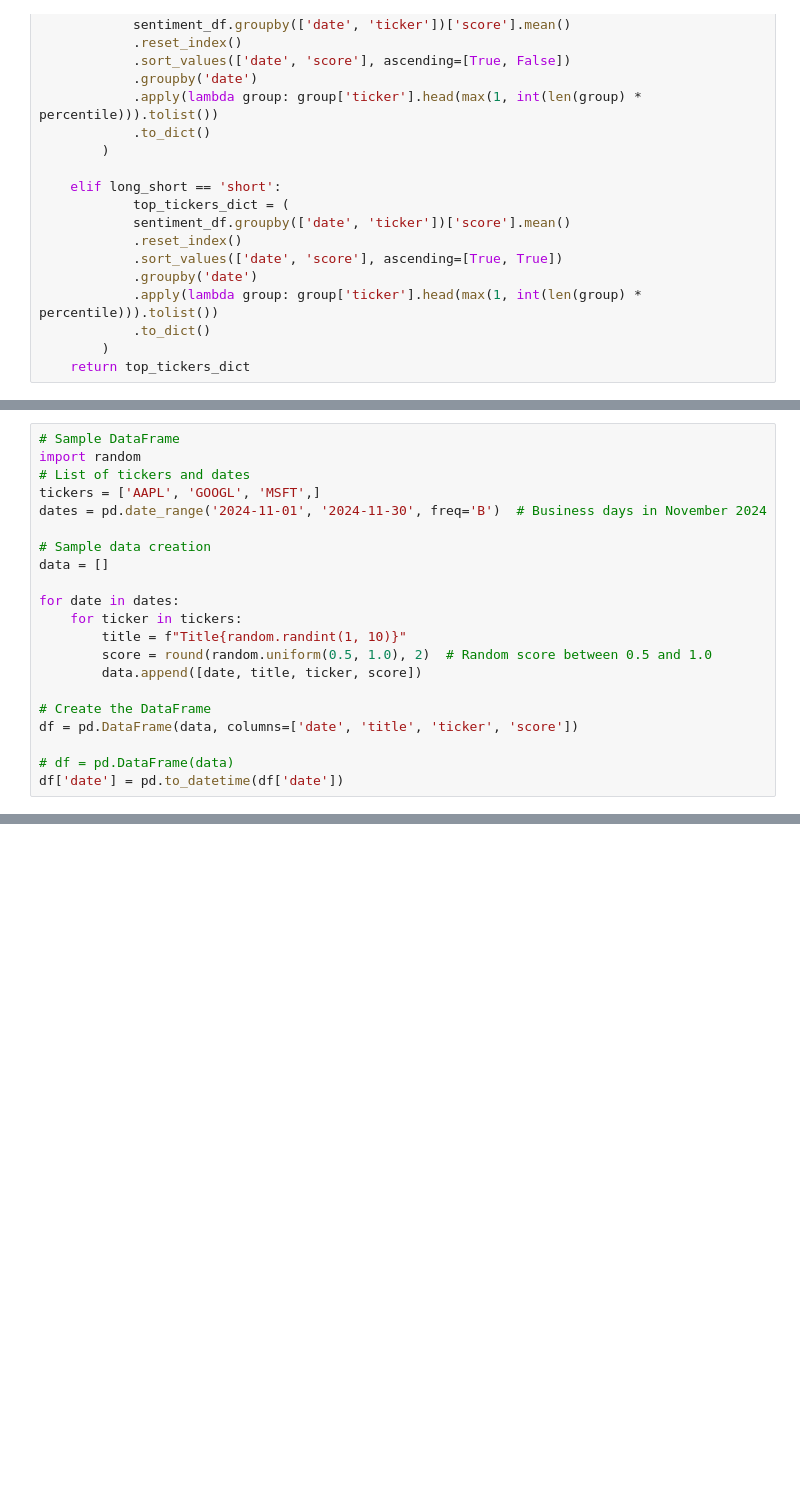
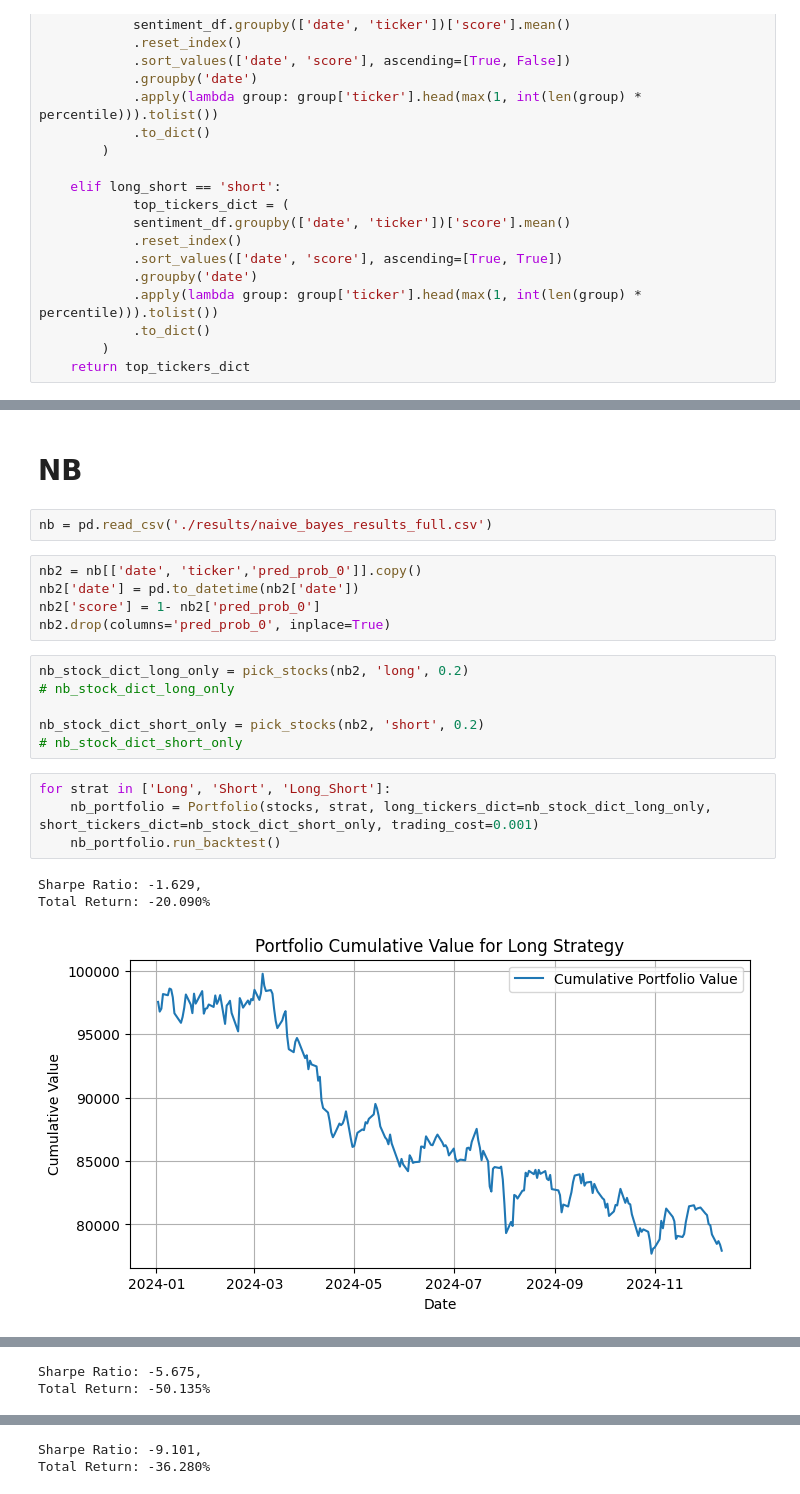
Before and after one commit to saltedpotato/QF634_Research_Methods, a Jupyter notebook: trading_backtesting.ipynb, the cells around one changed output, grey strips where cells are left out. Drawn from its saved outputs; the diff is of its cells as text; blank space fills up the shorter version.

Commit message:
updated trading backtest with output data

```diff
--- a/trading_backtesting.ipynb
+++ b/trading_backtesting.ipynb
@@ -164,21 +69,0 @@ class Portfolio:
-# %%
-# Sample DataFrame
-import random
-# List of tickers and dates
-tickers = ['AAPL', 'GOOGL', 'MSFT',]
-dates = pd.date_range('2024-11-01', '2024-11-30', freq='B')  # Business days in November 2024
-
-# Sample data creation
-data = []
-
-for date in dates:
-    for ticker in tickers:
-        title = f"Title{random.randint(1, 10)}"
-        score = round(random.uniform(0.5, 1.0), 2)  # Random score between 0.5 and 1.0
-        data.append([date, title, ticker, score])
-
-# Create the DataFrame
-df = pd.DataFrame(data, columns=['date', 'title', 'ticker', 'score'])
-
-# df = pd.DataFrame(data)
-df['date'] = pd.to_datetime(df['date'])
@@ -221,0 +285,23 @@ x.run_backtest()
+# %% [markdown]
+# NB
+# %%
+nb = pd.read_csv('./results/naive_bayes_results_full.csv')
+# %%
+nb2 = nb[['date', 'ticker','pred_prob_0']].copy()
+nb2['date'] = pd.to_datetime(nb2['date'])
+nb2['score'] = 1- nb2['pred_prob_0']
+nb2.drop(columns='pred_prob_0', inplace=True)
+# %%
+nb_stock_dict_long_only = pick_stocks(nb2, 'long', 0.2)
+# nb_stock_dict_long_only
+
+nb_stock_dict_short_only = pick_stocks(nb2, 'short', 0.2)
+# nb_stock_dict_short_only
+# %%
+for strat in ['Long', 'Short', 'Long_Short']:
+    nb_portfolio = Portfolio(stocks, strat, long_tickers_dict=nb_stock_dict_long_only, short_tickers_dict=nb_stock_dict_short_only, trading_cost=0.001)
+    nb_portfolio.run_backtest()
+# %% [output]
+Sharpe Ratio: -1.629,
+Total Return: -20.090%
+[figure, added]
@@ -221,0 +309,2 @@ x.run_backtest()
+Sharpe Ratio: -5.675,
+Total Return: -50.135%
@@ -221,0 +313,2 @@ x.run_backtest()
+Sharpe Ratio: -9.101,
+Total Return: -36.280%
```
Also changed, not shown: parts of 36 cells of this notebook.
